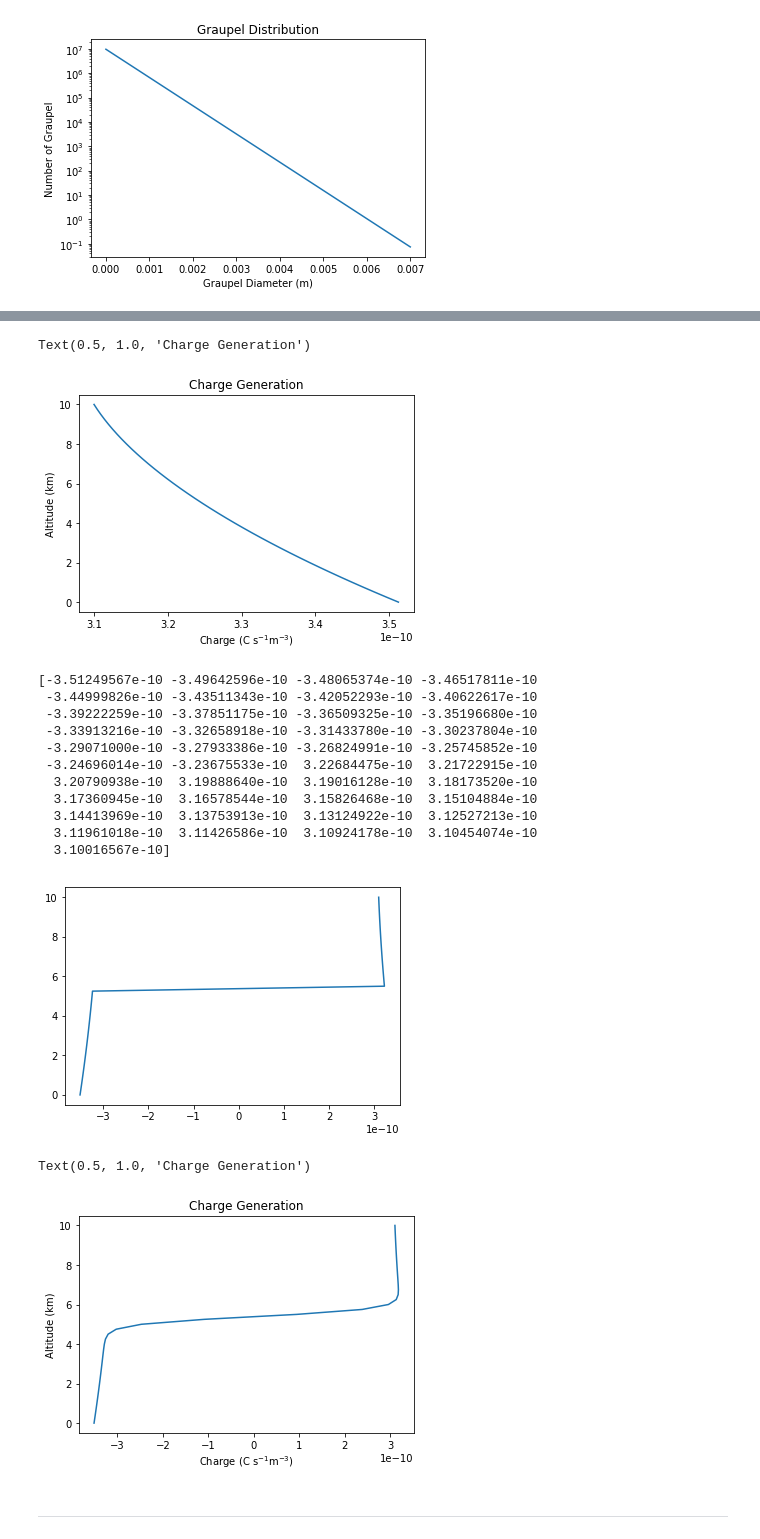
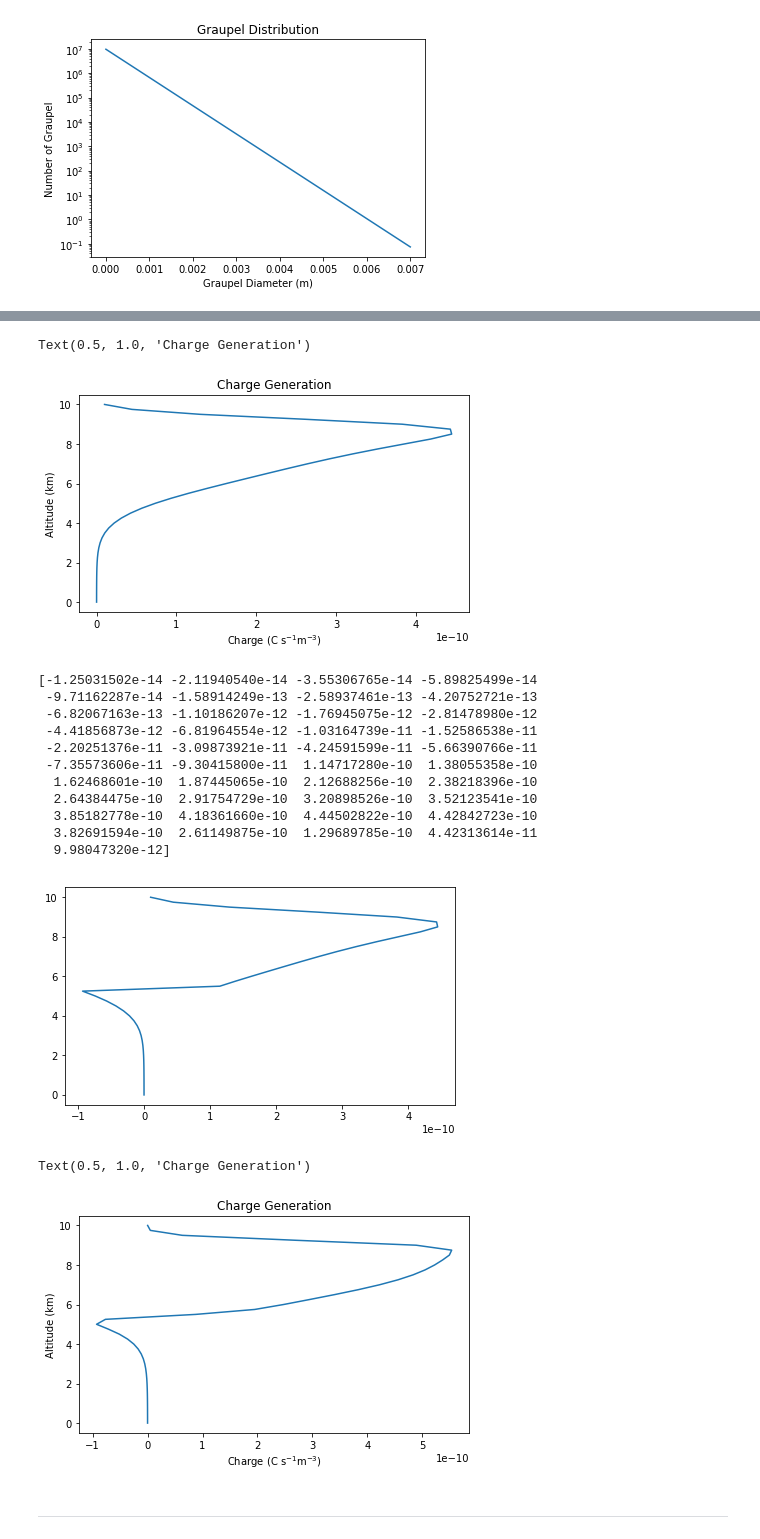
Before and after one commit to mellie-21/summerlightning, a Jupyter notebook: Thunderstorm Model.ipynb, the cells around one changed output, grey strips where cells are left out. Cells and saved outputs as stored; diff of their text form; code cells hidden in the pictures.

```diff
--- a/Thunderstorm Model.ipynb
+++ b/Thunderstorm Model.ipynb
@@ -142,5 +135,6 @@ Text(0.5, 1.0, 'Graupel Distribution')
 # %%
 #ice crystal concentration
 #N_i = 1000*10**7 * exp((-T/8-10))
-#plot(T,N_i)
-#print(N_i)
+N_i = 10**7 * exp(-(.05*(T+39))**2) * (1 + erf(.3*(T+35)))
+plot(T,N_i)
+print(N_i)
@@ -153,6 +162,6 @@ Text(0.5, 1.0, 'Graupel Distribution')
 # %%
 #graupel density (kg/m^3)
-P_l = 300 * exp((T-10)/50)
+P_l = 300 * exp(-((T+5)/12)**2) + 100
 xlabel('Temperature (C)')
 ylabel('Graupel Density $\mathrm{kg}\; \mathrm{m}^{-3}$')
 title('Graupel Density vs. Temperature')
@@ -201,7 +197,7 @@ ylabel('Altitude (km)')
 title('Charge Generation')
 # %% [output]
 Text(0.5, 1.0, 'Charge Generation')
-[figure, old version]
+[figure, new version]
 # %%
 CC = copy(C)
 neg = (T >= -10)
@@ -209,26 +205,26 @@ CC[neg] = CC[neg] * -1
 plot(CC,z)
 print(CC)
 # %% [output]
-[-3.51249567e-10 -3.49642596e-10 -3.48065374e-10 -3.46517811e-10
- -3.44999826e-10 -3.43511343e-10 -3.42052293e-10 -3.40622617e-10
- -3.39222259e-10 -3.37851175e-10 -3.36509325e-10 -3.35196680e-10
- -3.33913216e-10 -3.32658918e-10 -3.31433780e-10 -3.30237804e-10
- -3.29071000e-10 -3.27933386e-10 -3.26824991e-10 -3.25745852e-10
- -3.24696014e-10 -3.23675533e-10  3.22684475e-10  3.21722915e-10
-  3.20790938e-10  3.19888640e-10  3.19016128e-10  3.18173520e-10
-  3.17360945e-10  3.16578544e-10  3.15826468e-10  3.15104884e-10
-  3.14413969e-10  3.13753913e-10  3.13124922e-10  3.12527213e-10
-  3.11961018e-10  3.11426586e-10  3.10924178e-10  3.10454074e-10
-  3.10016567e-10]
+[-1.25031502e-14 -2.11940540e-14 -3.55306765e-14 -5.89825499e-14
+ -9.71162287e-14 -1.58914249e-13 -2.58937461e-13 -4.20752721e-13
+ -6.82067163e-13 -1.10186207e-12 -1.76945075e-12 -2.81478980e-12
+ -4.41856873e-12 -6.81964554e-12 -1.03164739e-11 -1.52586538e-11
+ -2.20251376e-11 -3.09873921e-11 -4.24591599e-11 -5.66390766e-11
+ -7.35573606e-11 -9.30415800e-11  1.14717280e-10  1.38055358e-10
+  1.62468601e-10  1.87445065e-10  2.12688256e-10  2.38218396e-10
+  2.64384475e-10  2.91754729e-10  3.20898526e-10  3.52123541e-10
+  3.85182778e-10  4.18361660e-10  4.44502822e-10  4.42842723e-10
+  3.82691594e-10  2.61149875e-10  1.29689785e-10  4.42313614e-11
+  9.98047320e-12]
-[figure, old version]
+[figure, new version]
 # %%
-plot(C*tanh(-(T+10)*0.4),z)
+plot(C*tanh(-(T+10)*.8),z)
 xlabel('Charge (C $\mathrm{s^{-1} m^{-3}}$)')
 ylabel('Altitude (km)')
 title('Charge Generation')
 # %% [output]
 Text(0.5, 1.0, 'Charge Generation')
-[figure, old version]
+[figure, new version]
 # %% [markdown]
 ____________________________________________________________________
 # %%
```
Also changed, not shown: parts of 8 cells of this notebook.
